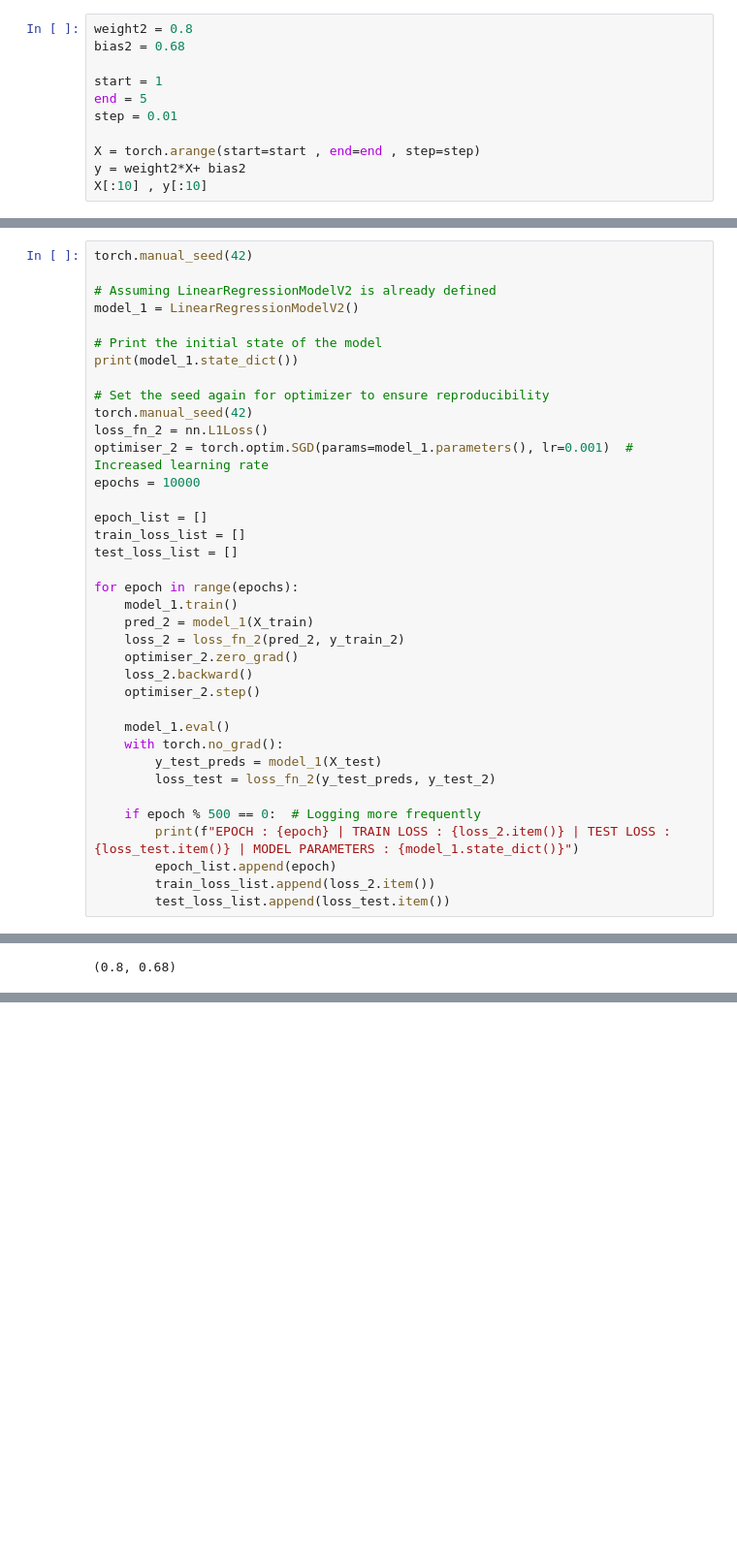
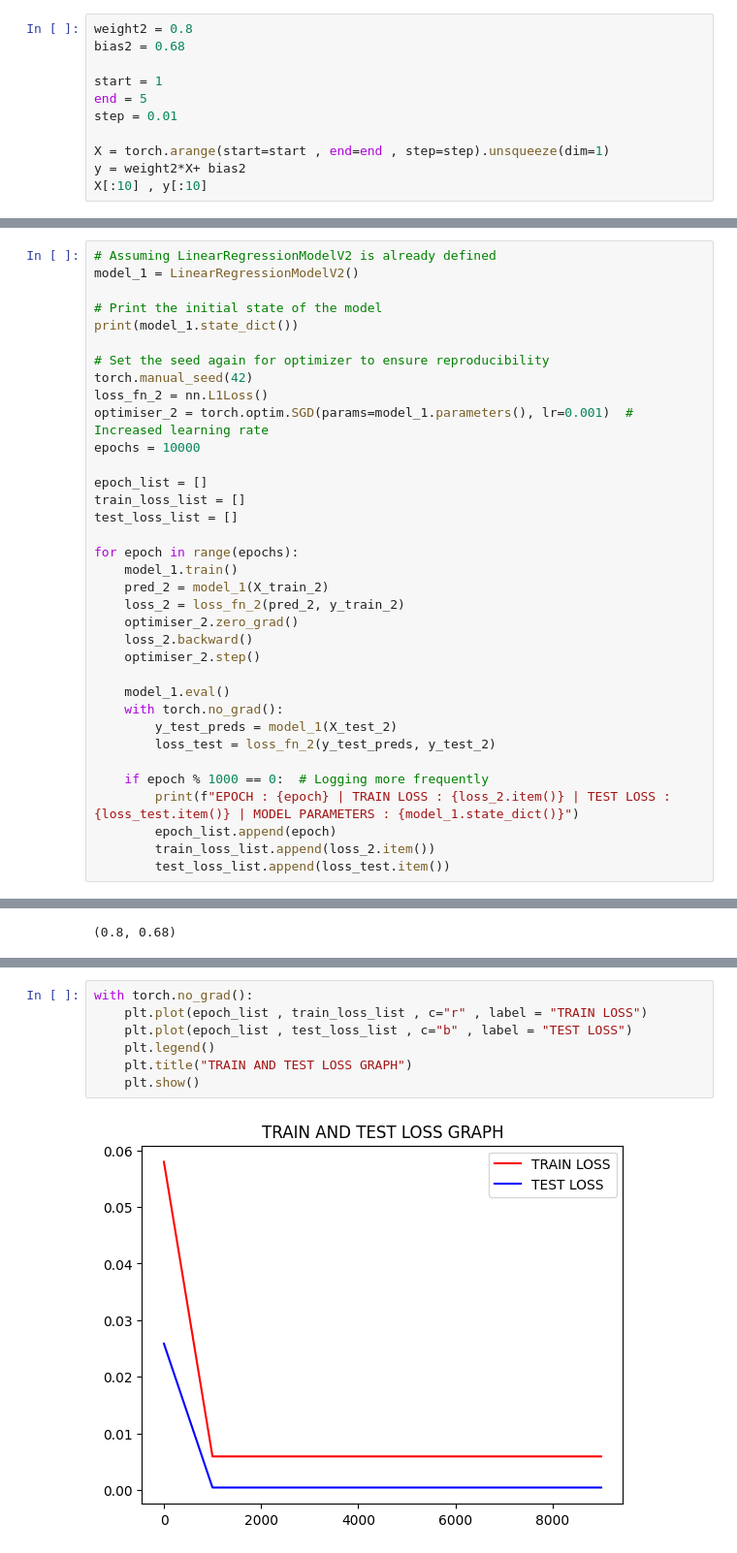
Before and after one commit to sksarvesh007/learn-pytorch, a Jupyter notebook: tut_two.ipynb, the cells around one changed output, grey strips where cells are left out. Shown: that part at 97% size. Drawn from its saved outputs; the diff is of its cells as text; blank space fills up the shorter version.

```diff
--- a/tut_two.ipynb
+++ b/tut_two.ipynb
@@ -468,7 +472,7 @@ start = 1
 end = 5
 step = 0.01
 
-X = torch.arange(start=start , end=end , step=step)
+X = torch.arange(start=start , end=end , step=step).unsqueeze(dim=1)
 y = weight2*X+ bias2
 X[:10] , y[:10]
 # %% [output]
@@ -516,8 +539,6 @@ class LinearRegressionModelV2(nn.Module):
     def forward(self, x: torch.Tensor) -> torch.Tensor:
         return self.linear_layer(x)
 # %%
-torch.manual_seed(42)
-
 # Assuming LinearRegressionModelV2 is already defined
 model_1 = LinearRegressionModelV2()
 
@@ -536,7 +557,7 @@ test_loss_list = []
 
 for epoch in range(epochs):
     model_1.train()
-    pred_2 = model_1(X_train)
+    pred_2 = model_1(X_train_2)
     loss_2 = loss_fn_2(pred_2, y_train_2)
     optimiser_2.zero_grad()
     loss_2.backward()
@@ -544,10 +565,10 @@ for epoch in range(epochs):
 
     model_1.eval()
     with torch.no_grad():
-        y_test_preds = model_1(X_test)
+        y_test_preds = model_1(X_test_2)
         loss_test = loss_fn_2(y_test_preds, y_test_2)
 
-    if epoch % 500 == 0:  # Logging more frequently
+    if epoch % 1000 == 0:  # Logging more frequently
         print(f"EPOCH : {epoch} | TRAIN LOSS : {loss_2.item()} | TEST LOSS : {loss_test.item()} | MODEL PARAMETERS : {model_1.state_dict()}")
         epoch_list.append(epoch)
         train_loss_list.append(loss_2.item())
@@ -587,0 +603,9 @@ RuntimeError: mat1 and mat2 shapes cannot be multiplied (1x80 and 1x1)
+# %%
+with torch.no_grad():
+    plt.plot(epoch_list , train_loss_list , c="r" , label = "TRAIN LOSS")
+    plt.plot(epoch_list , test_loss_list , c="b" , label = "TEST LOSS")
+    plt.legend()
+    plt.title("TRAIN AND TEST LOSS GRAPH")
+    plt.show()
+# %% [output]
+[figure, added]
```
Also changed, not shown: parts of 31 cells of this notebook, 3 other files.
